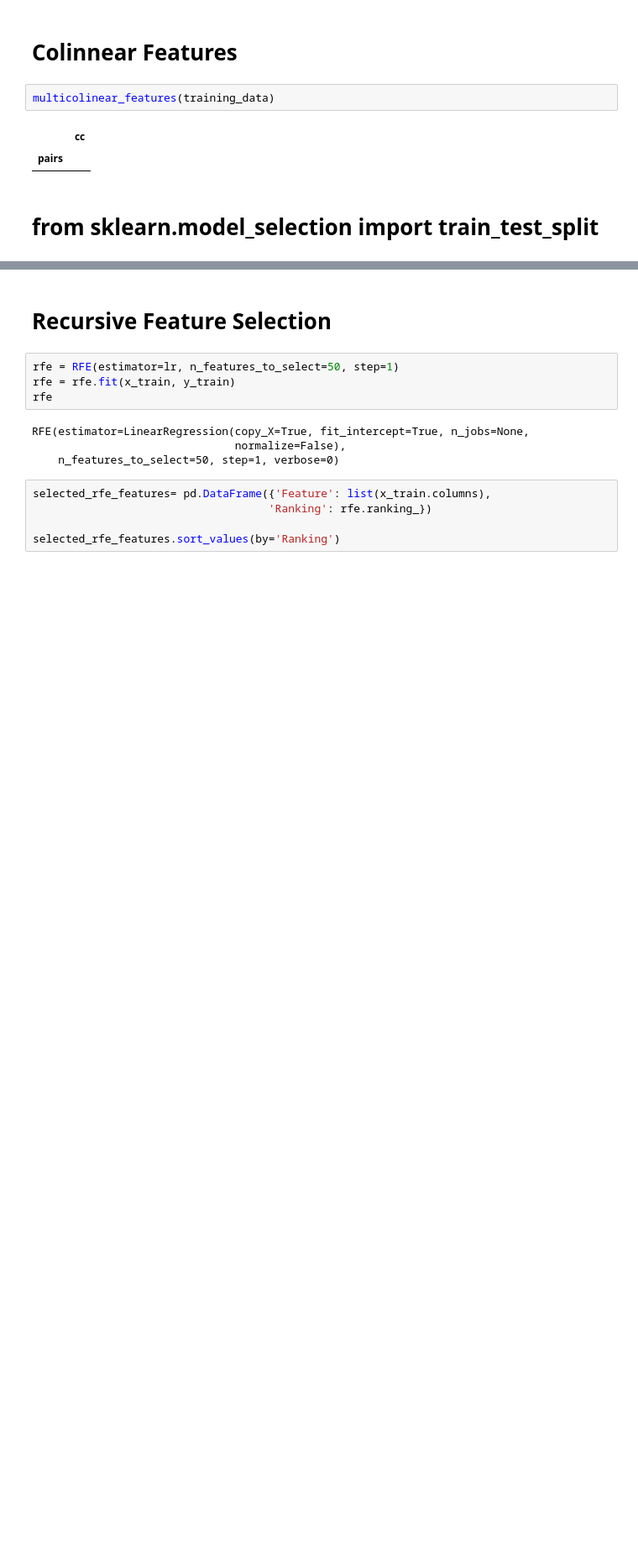
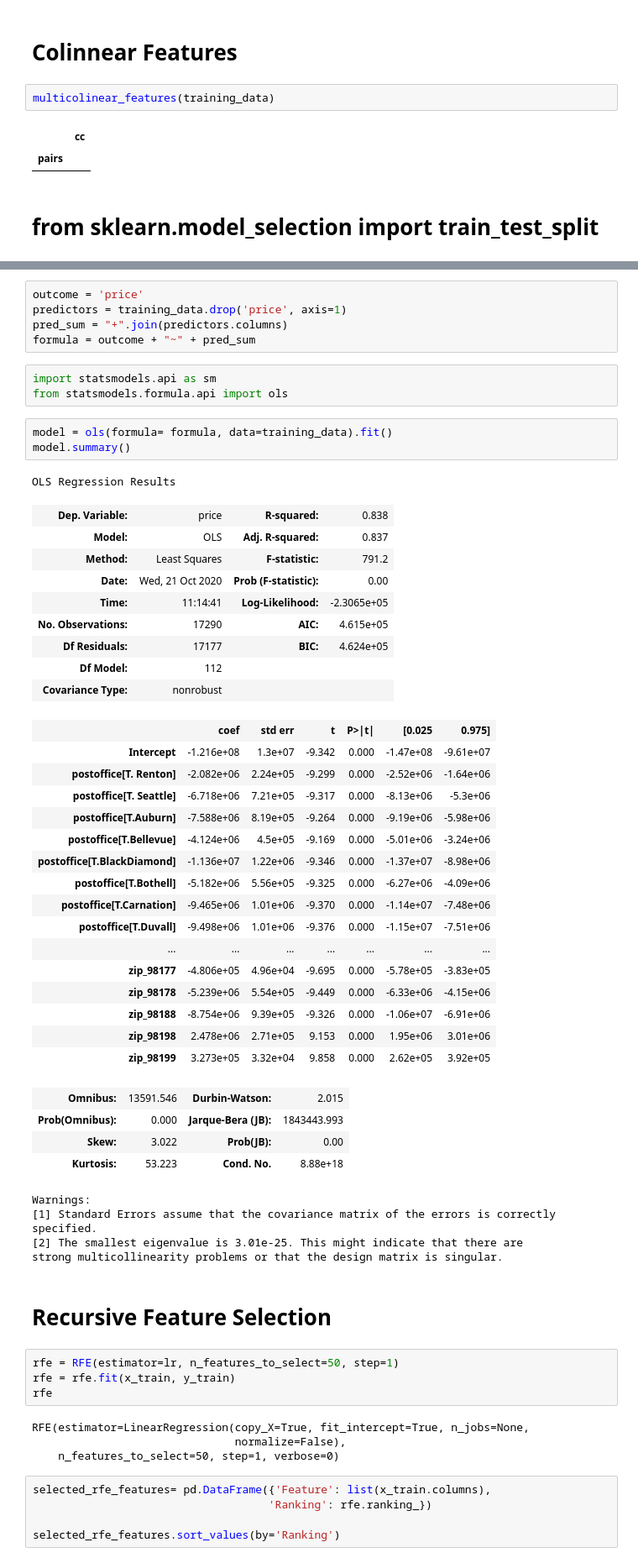
Before and after one commit to brenfrrs/kings_county_housing, a Jupyter notebook: EDA/Model 3.ipynb, the cells around one changed output, grey strips where cells are left out. Shown: that part at 84% size. Cells and saved outputs as stored; diff of their text form; blank space fills up the shorter version.

Commit message:
model 3 added

```diff
--- a/EDA/Model 3.ipynb
+++ b/EDA/Model 3.ipynb
@@ -252,3 +273,49 @@ np.mean(cross_val_score(estimator=lr, X=x_train, y=y_train, cv=30))
+# %%
+outcome = 'price'
+predictors = training_data.drop('price', axis=1)
+pred_sum = "+".join(predictors.columns)
+formula = outcome + "~" + pred_sum
+# %%
+import statsmodels.api as sm
+from statsmodels.formula.api import ols
+# %%
+model = ols(formula= formula, data=training_data).fit()
+model.summary()
+# %% [output]
+OLS Regression Results
+| Dep. Variable: | price | R-squared: | 0.838 |
+| Model: | OLS | Adj. R-squared: | 0.837 |
+| Method: | Least Squares | F-statistic: | 791.2 |
+| Date: | Wed, 21 Oct 2020 | Prob (F-statistic): | 0.00 |
+| Time: | 11:14:41 | Log-Likelihood: | -2.3065e+05 |
+| No. Observations: | 17290 | AIC: | 4.615e+05 |
+| Df Residuals: | 17177 | BIC: | 4.624e+05 |
+| Df Model: | 112 |  |  |
+| Covariance Type: | nonrobust |  |  |
+|  | coef | std err | t | P>|t| | [0.025 | 0.975] |
+| Intercept | -1.216e+08 | 1.3e+07 | -9.342 | 0.000 | -1.47e+08 | -9.61e+07 |
+| postoffice[T. Renton] | -2.082e+06 | 2.24e+05 | -9.299 | 0.000 | -2.52e+06 | -1.64e+06 |
+| postoffice[T. Seattle] | -6.718e+06 | 7.21e+05 | -9.317 | 0.000 | -8.13e+06 | -5.3e+06 |
+| postoffice[T.Auburn] | -7.588e+06 | 8.19e+05 | -9.264 | 0.000 | -9.19e+06 | -5.98e+06 |
+| postoffice[T.Bellevue] | -4.124e+06 | 4.5e+05 | -9.169 | 0.000 | -5.01e+06 | -3.24e+06 |
+| postoffice[T.BlackDiamond] | -1.136e+07 | 1.22e+06 | -9.346 | 0.000 | -1.37e+07 | -8.98e+06 |
+| postoffice[T.Bothell] | -5.182e+06 | 5.56e+05 | -9.325 | 0.000 | -6.27e+06 | -4.09e+06 |
+| postoffice[T.Carnation] | -9.465e+06 | 1.01e+06 | -9.370 | 0.000 | -1.14e+07 | -7.48e+06 |
+| postoffice[T.Duvall] | -9.498e+06 | 1.01e+06 | -9.376 | 0.000 | -1.15e+07 | -7.51e+06 |
+| ... | ... | ... | ... | ... | ... | ... |
+| zip_98177 | -4.806e+05 | 4.96e+04 | -9.695 | 0.000 | -5.78e+05 | -3.83e+05 |
+| zip_98178 | -5.239e+06 | 5.54e+05 | -9.449 | 0.000 | -6.33e+06 | -4.15e+06 |
+| zip_98188 | -8.754e+06 | 9.39e+05 | -9.326 | 0.000 | -1.06e+07 | -6.91e+06 |
+| zip_98198 | 2.478e+06 | 2.71e+05 | 9.153 | 0.000 | 1.95e+06 | 3.01e+06 |
+| zip_98199 | 3.273e+05 | 3.32e+04 | 9.858 | 0.000 | 2.62e+05 | 3.92e+05 |
+| Omnibus: | 13591.546 | Durbin-Watson: | 2.015 |
+| Prob(Omnibus): | 0.000 | Jarque-Bera (JB): | 1843443.993 |
+| Skew: | 3.022 | Prob(JB): | 0.00 |
+| Kurtosis: | 53.223 | Cond. No. | 8.88e+18 |
+Warnings:
+[1] Standard Errors assume that the covariance matrix of the errors is correctly specified.
+[2] The smallest eigenvalue is 3.01e-25. This might indicate that there are
+strong multicollinearity problems or that the design matrix is singular.
 # %% [markdown]
 # Recursive Feature Selection
 # %%
```
Also changed, not shown: parts of 12 cells of this notebook.
